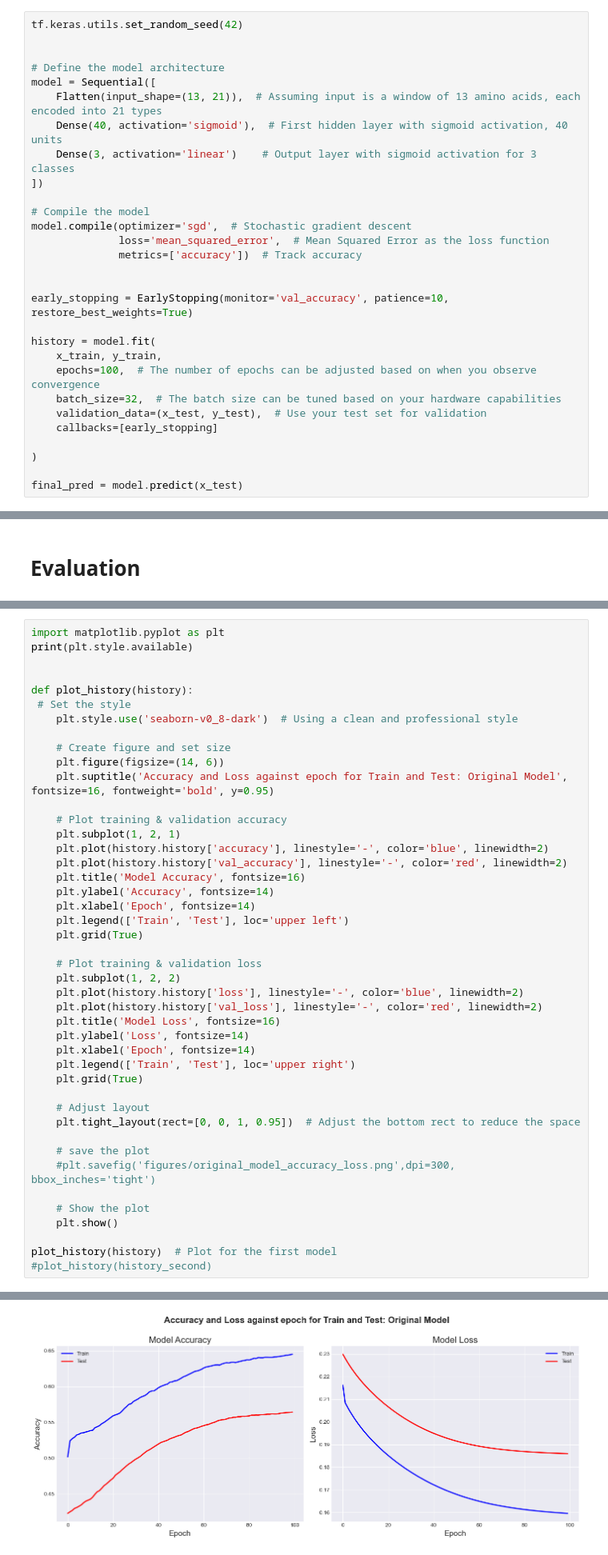
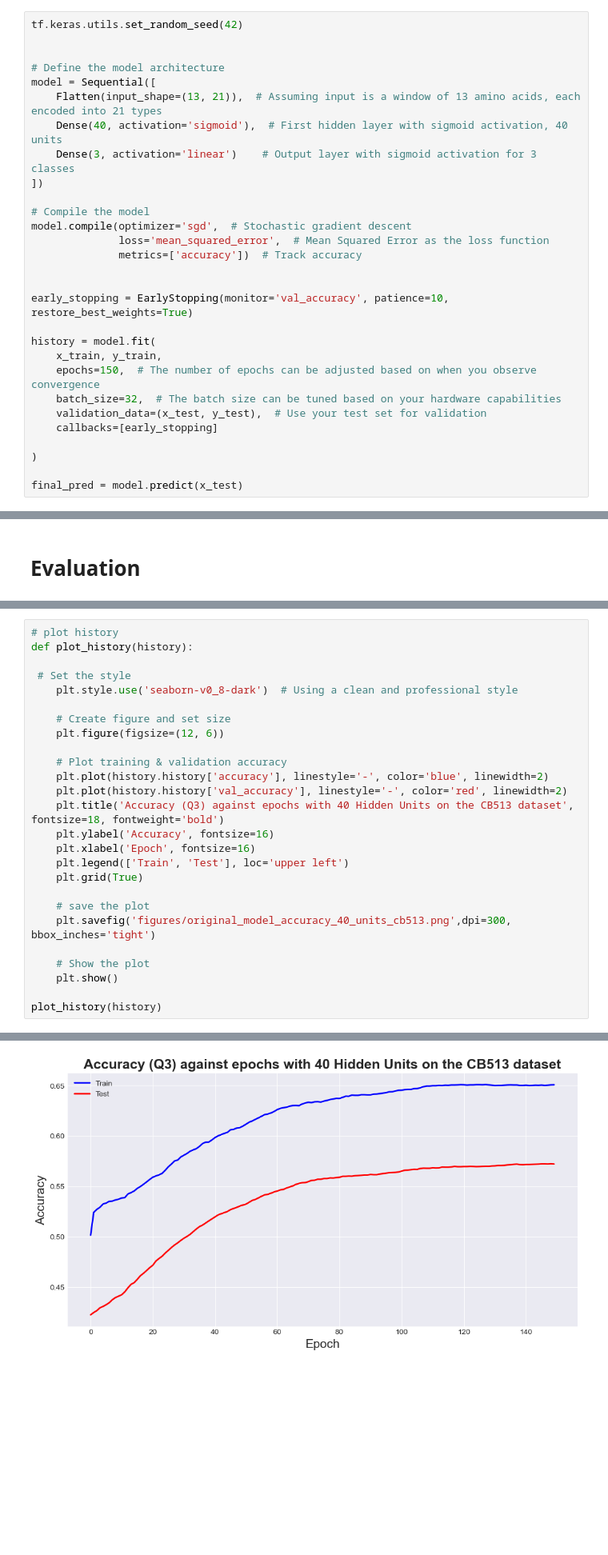
Before and after one commit to tee1g21/Computational-Biology-Coursework, a Jupyter notebook: unseen_data_implementation.ipynb, the cells around one changed output, grey strips where cells are left out. Shown at 80% size. Saved outputs shown, nothing was run; the diff lists cells and outputs as text; blank space fills up the shorter version.

```diff
--- a/unseen_data_implementation.ipynb
+++ b/unseen_data_implementation.ipynb
@@ -171,7 +134,7 @@ early_stopping = EarlyStopping(monitor='val_accuracy', patience=10, restore_best
 
 history = model.fit(
     x_train, y_train,
-    epochs=100,  # The number of epochs can be adjusted based on when you observe convergence
+    epochs=150,  # The number of epochs can be adjusted based on when you observe convergence
     batch_size=32,  # The batch size can be tuned based on your hardware capabilities
     validation_data=(x_test, y_test),  # Use your test set for validation
     callbacks=[early_stopping]
@@ -241,45 +206,27 @@ MCC for class Coil: 0.344
 # %%
-import matplotlib.pyplot as plt
-print(plt.style.available)
+# plot history
+def plot_history(history):
 
-
-def plot_history(history):
  # Set the style
     plt.style.use('seaborn-v0_8-dark')  # Using a clean and professional style
 
     # Create figure and set size
-    plt.figure(figsize=(14, 6))
-    plt.suptitle('Accuracy and Loss against epoch for Train and Test: Original Model', fontsize=16, fontweight='bold', y=0.95)
+    plt.figure(figsize=(12, 6))
 
     # Plot training & validation accuracy
-    plt.subplot(1, 2, 1)
     plt.plot(history.history['accuracy'], linestyle='-', color='blue', linewidth=2)
     plt.plot(history.history['val_accuracy'], linestyle='-', color='red', linewidth=2)
-    plt.title('Model Accuracy', fontsize=16)
-    plt.ylabel('Accuracy', fontsize=14)
-    plt.xlabel('Epoch', fontsize=14)
+    plt.title('Accuracy (Q3) against epochs with 40 Hidden Units on the CB513 dataset', fontsize=18, fontweight='bold')
+    plt.ylabel('Accuracy', fontsize=16)
+    plt.xlabel('Epoch', fontsize=16)
     plt.legend(['Train', 'Test'], loc='upper left')
     plt.grid(True)
 
-    # Plot training & validation loss
-    plt.subplot(1, 2, 2)
-    plt.plot(history.history['loss'], linestyle='-', color='blue', linewidth=2)
-    plt.plot(history.history['val_loss'], linestyle='-', color='red', linewidth=2)
-    plt.title('Model Loss', fontsize=16)
-    plt.ylabel('Loss', fontsize=14)
-    plt.xlabel('Epoch', fontsize=14)
-    plt.legend(['Train', 'Test'], loc='upper right')
-    plt.grid(True)
-
-    # Adjust layout
-    plt.tight_layout(rect=[0, 0, 1, 0.95])  # Adjust the bottom rect to reduce the space
-
     # save the plot
-    #plt.savefig('figures/original_model_accuracy_loss.png',dpi=300, bbox_inches='tight')
+    plt.savefig('figures/original_model_accuracy_40_units_cb513.png',dpi=300, bbox_inches='tight')
 
     # Show the plot
     plt.show()
 
-plot_history(history)  # Plot for the first model
-#plot_history(history_second)
+plot_history(history)
 # %% [output]
@@ -287 +233 @@ plot_history(history)  # Plot for the first model
-[figure, old version]
+[figure, new version]
```
Also changed, not shown: parts of 8 cells of this notebook, 5 other files.
